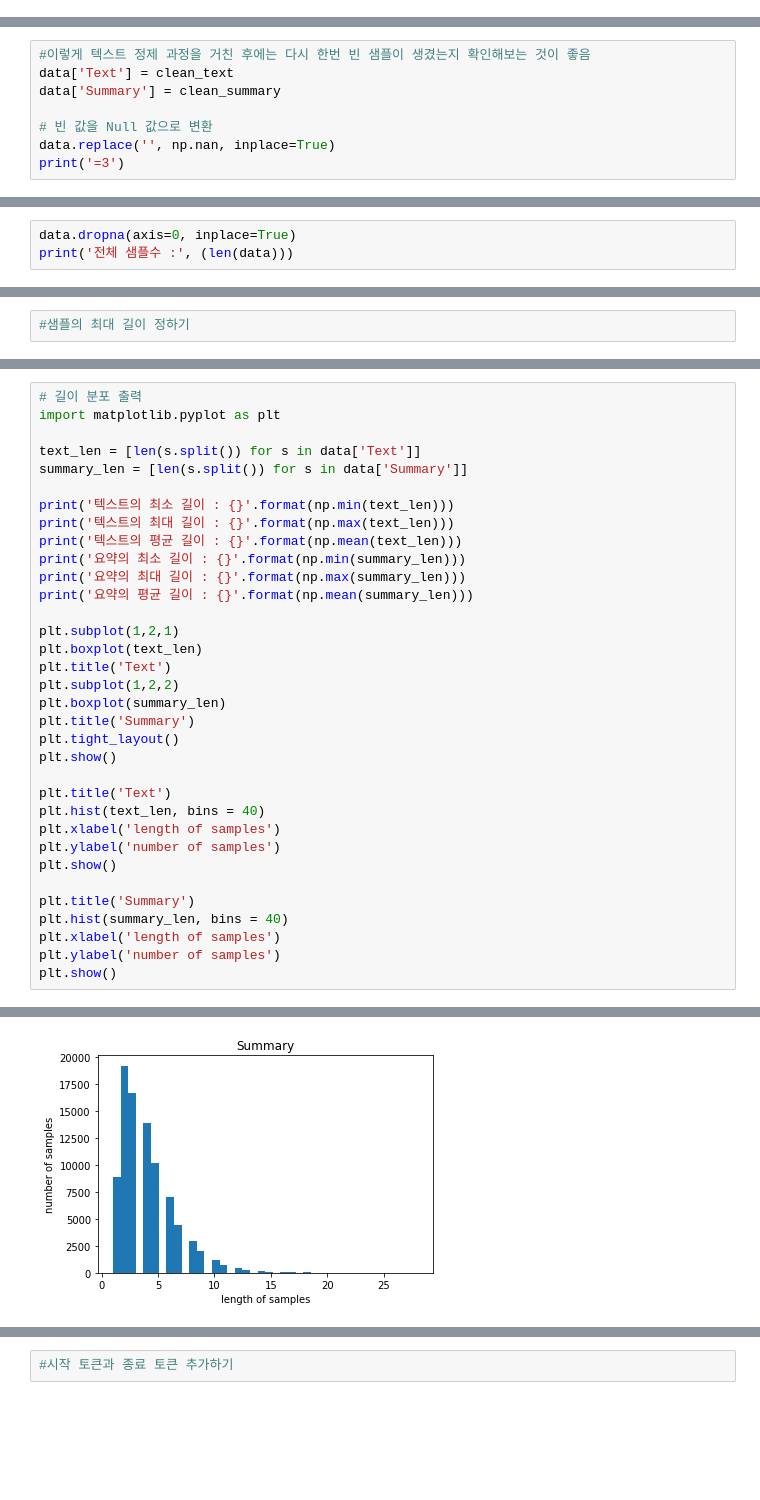
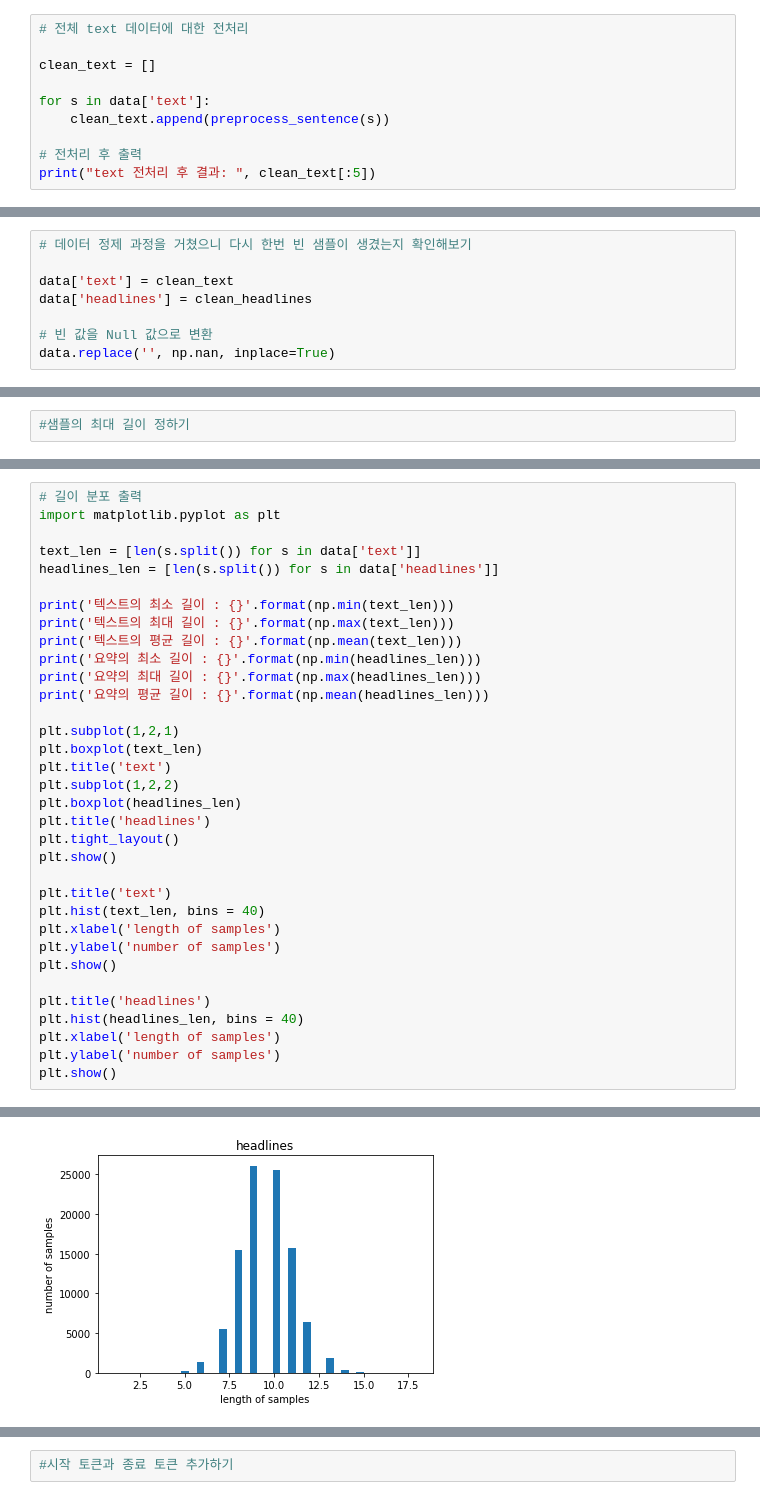
Before and after one commit to grapeabc1/first-repository, a Jupyter notebook: [E-08]NewsSummaryBot.ipynb, the cells around one changed output, grey strips where cells are left out. Saved outputs shown, nothing was run; the diff lists cells and outputs as text; blank space fills up the shorter version.

```diff
--- a/[E-08]NewsSummaryBot.ipynb
+++ b/[E-08]NewsSummaryBot.ipynb
@@ -198,0 +158,10 @@ Text 전처리 후 결과:  ['bought several vitality canned dog food products f
+# %%
+# 전체 text 데이터에 대한 전처리
+
+clean_text = []
+
+for s in data['text']:
+    clean_text.append(preprocess_sentence(s))
+
+# 전처리 후 출력
+print("text 전처리 후 결과: ", clean_text[:5])
@@ -211,9 +181,9 @@ Summary 전처리 후 결과:  ['good quality dog food', 'not as advertised', 'd
 # %%
-#이렇게 텍스트 정제 과정을 거친 후에는 다시 한번 빈 샘플이 생겼는지 확인해보는 것이 좋음
-data['Text'] = clean_text
-data['Summary'] = clean_summary
+# 데이터 정제 과정을 거쳤으니 다시 한번 빈 샘플이 생겼는지 확인해보기
+
+data['text'] = clean_text
+data['headlines'] = clean_headlines
 
 # 빈 값을 Null 값으로 변환
 data.replace('', np.nan, inplace=True)
-print('=3')
 # %% [output]
@@ -226,4 +197 @@ Summary    70
 dtype: int64
-# %%
-data.dropna(axis=0, inplace=True)
-print('전체 샘플수 :', (len(data)))
@@ -239,33 +207,33 @@ print('전체 샘플수 :', (len(data)))
 # 길이 분포 출력
 import matplotlib.pyplot as plt
 
-text_len = [len(s.split()) for s in data['Text']]
-summary_len = [len(s.split()) for s in data['Summary']]
+text_len = [len(s.split()) for s in data['text']]
+headlines_len = [len(s.split()) for s in data['headlines']]
 
 print('텍스트의 최소 길이 : {}'.format(np.min(text_len)))
 print('텍스트의 최대 길이 : {}'.format(np.max(text_len)))
 print('텍스트의 평균 길이 : {}'.format(np.mean(text_len)))
-print('요약의 최소 길이 : {}'.format(np.min(summary_len)))
-print('요약의 최대 길이 : {}'.format(np.max(summary_len)))
-print('요약의 평균 길이 : {}'.format(np.mean(summary_len)))
+print('요약의 최소 길이 : {}'.format(np.min(headlines_len)))
+print('요약의 최대 길이 : {}'.format(np.max(headlines_len)))
+print('요약의 평균 길이 : {}'.format(np.mean(headlines_len)))
 
 plt.subplot(1,2,1)
 plt.boxplot(text_len)
-plt.title('Text')
+plt.title('text')
 plt.subplot(1,2,2)
-plt.boxplot(summary_len)
-plt.title('Summary')
+plt.boxplot(headlines_len)
+plt.title('headlines')
 plt.tight_layout()
 plt.show()
 
-plt.title('Text')
+plt.title('text')
 plt.hist(text_len, bins = 40)
 plt.xlabel('length of samples')
 plt.ylabel('number of samples')
 plt.show()
 
-plt.title('Summary')
-plt.hist(summary_len, bins = 40)
+plt.title('headlines')
+plt.hist(headlines_len, bins = 40)
 plt.xlabel('length of samples')
 plt.ylabel('number of samples')
 plt.show()
@@ -281 +249 @@ plt.show()
-[figure, old version]
+[figure, new version]
```
Also changed, not shown: parts of 148 cells of this notebook.
